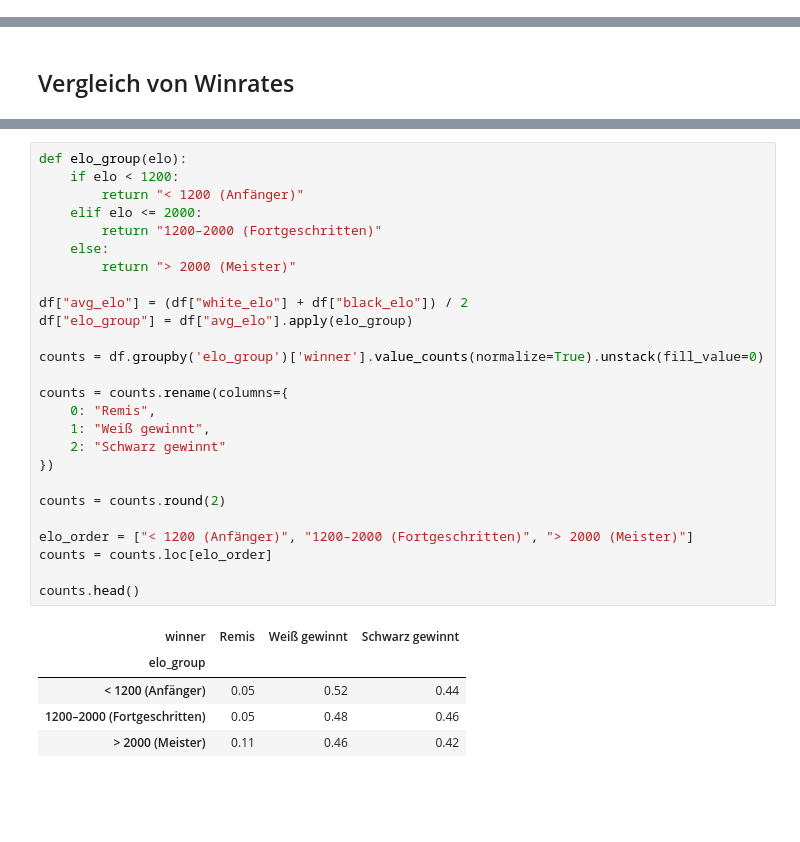
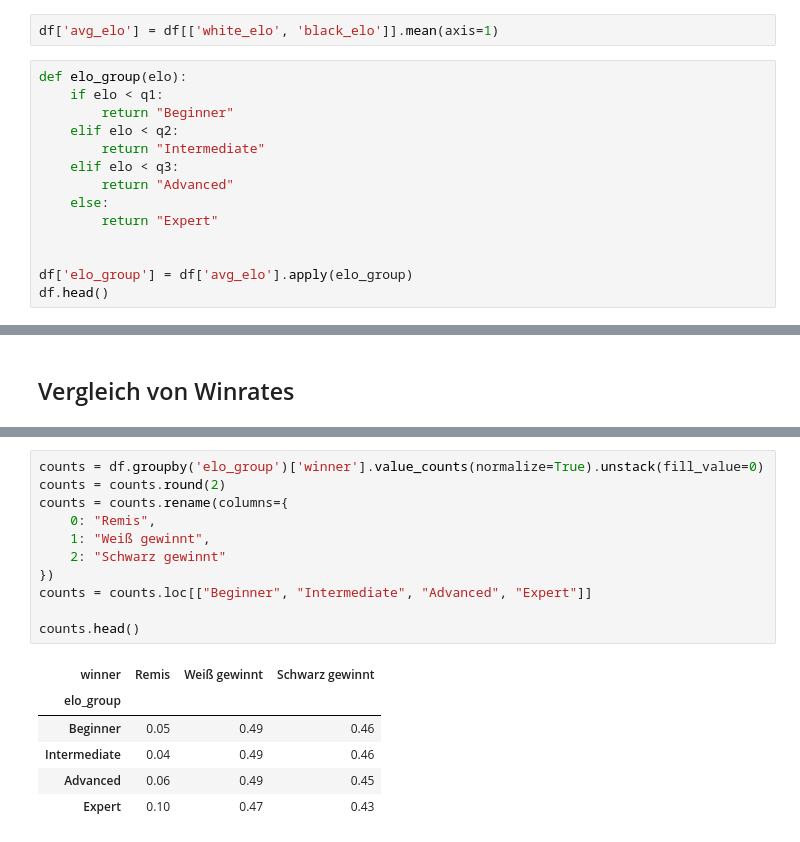
Before and after one commit to croco22/chess, a Jupyter notebook: explore.ipynb, the cells around one changed output, grey strips where cells are left out. Cells and saved outputs as stored; diff of their text form; blank space fills up the shorter version.

```diff
--- a/explore.ipynb
+++ b/explore.ipynb
@@ -40,0 +18,16 @@ summary.head()
+# %%
+df['avg_elo'] = df[['white_elo', 'black_elo']].mean(axis=1)
+# %%
+def elo_group(elo):
+    if elo < q1:
+        return "Beginner"
+    elif elo < q2:
+        return "Intermediate"
+    elif elo < q3:
+        return "Advanced"
+    else:
+        return "Expert"
+
+
+df['elo_group'] = df['avg_elo'].apply(elo_group)
+df.head()
@@ -64,32 +64,18 @@ summary.head()
 # %%
-def elo_group(elo):
-    if elo < 1200:
-        return "< 1200 (Anfänger)"
-    elif elo <= 2000:
-        return "1200–2000 (Fortgeschritten)"
-    else:
-        return "> 2000 (Meister)"
-
-df["avg_elo"] = (df["white_elo"] + df["black_elo"]) / 2
-df["elo_group"] = df["avg_elo"].apply(elo_group)
-
 counts = df.groupby('elo_group')['winner'].value_counts(normalize=True).unstack(fill_value=0)
-
+counts = counts.round(2)
 counts = counts.rename(columns={
     0: "Remis",
     1: "Weiß gewinnt",
     2: "Schwarz gewinnt"
 })
-
-counts = counts.round(2)
-
-elo_order = ["< 1200 (Anfänger)", "1200–2000 (Fortgeschritten)", "> 2000 (Meister)"]
-counts = counts.loc[elo_order]
+counts = counts.loc[["Beginner", "Intermediate", "Advanced", "Expert"]]
 
 counts.head()
 # %% [output]
 | winner | Remis | Weiß gewinnt | Schwarz gewinnt |
 | elo_group |  |  |  |
-| < 1200 (Anfänger) | 0.05 | 0.52 | 0.44 |
-| 1200–2000 (Fortgeschritten) | 0.05 | 0.48 | 0.46 |
-| > 2000 (Meister) | 0.11 | 0.46 | 0.42 |
+| Beginner | 0.05 | 0.49 | 0.46 |
+| Intermediate | 0.04 | 0.49 | 0.46 |
+| Advanced | 0.06 | 0.49 | 0.45 |
+| Expert | 0.10 | 0.47 | 0.43 |
```
Also changed, not shown: parts of 11 cells of this notebook, 2 other files.
